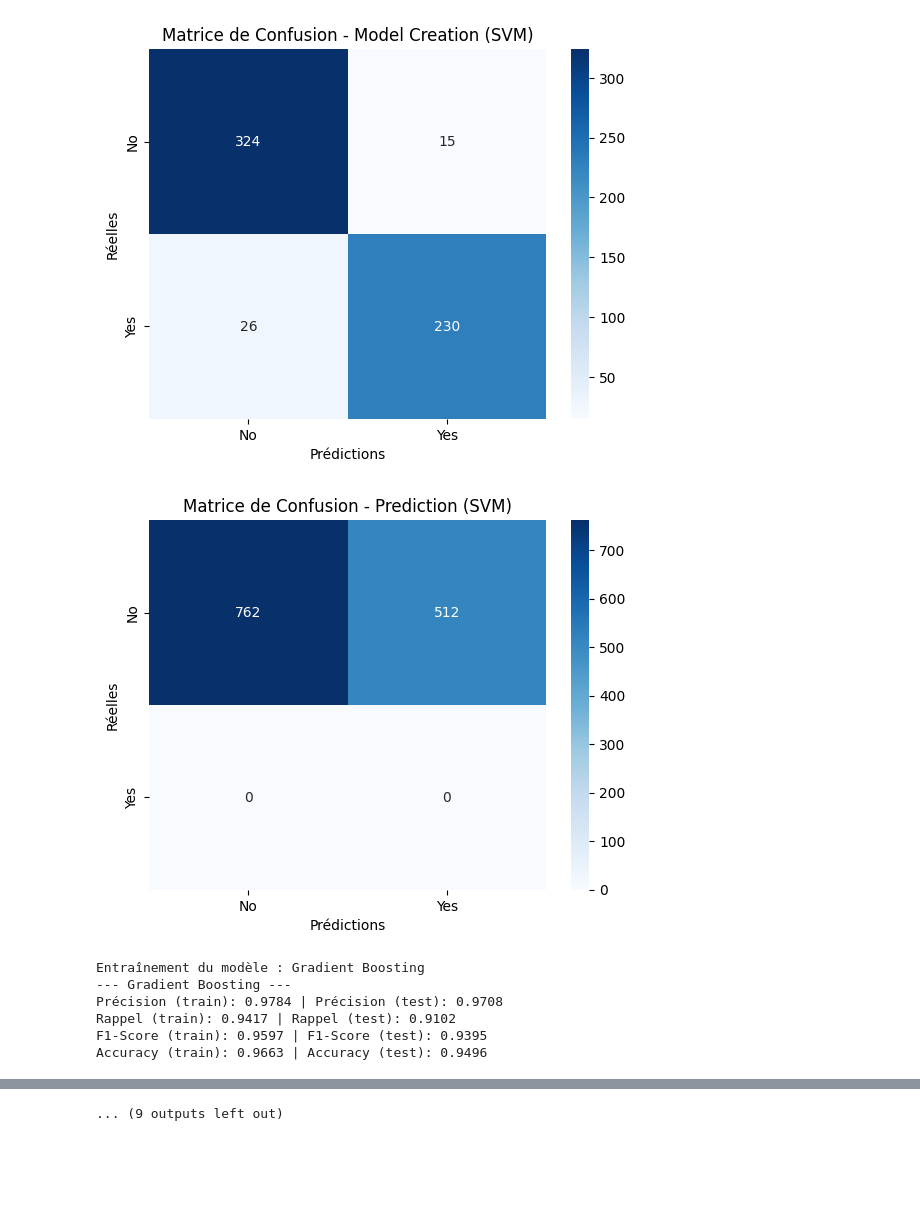
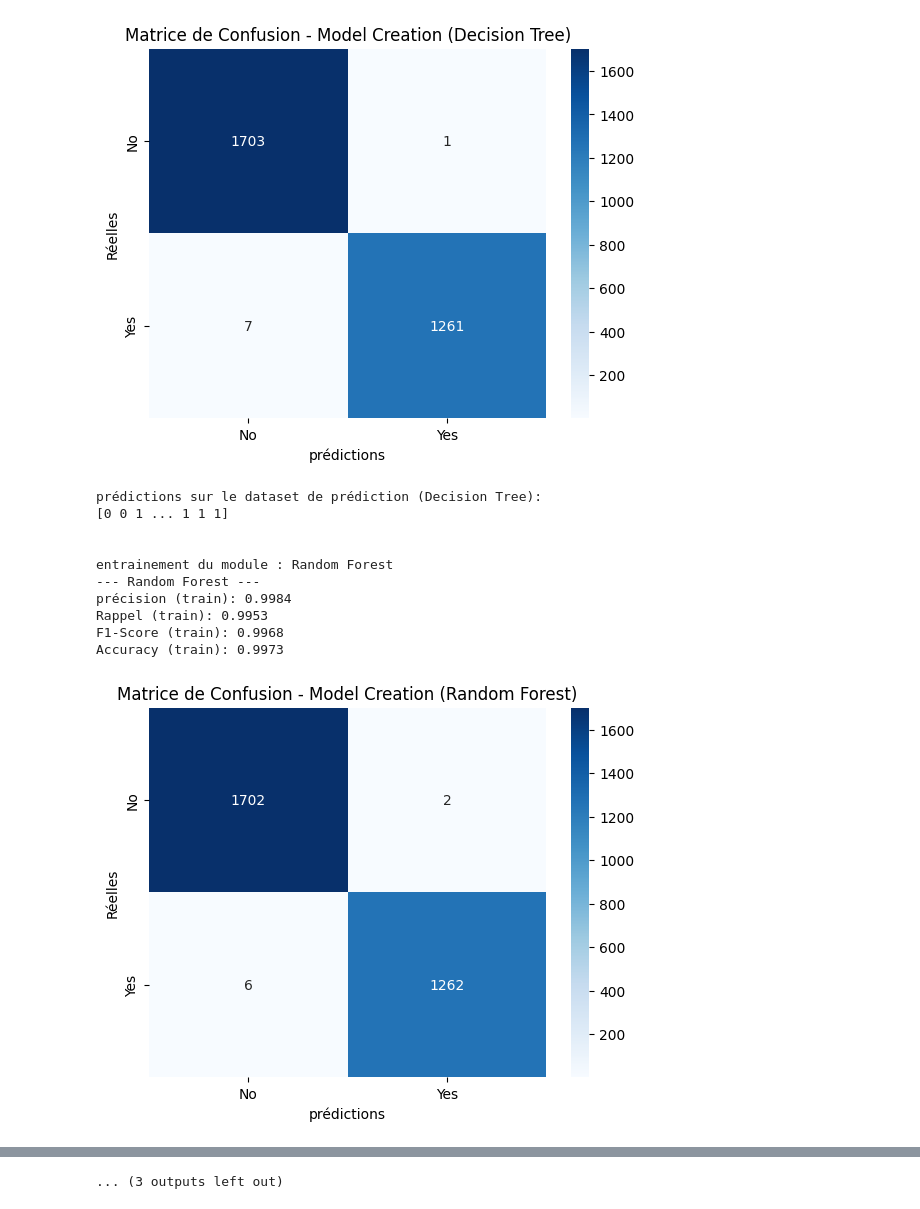
Before and after one commit to Sollaste/M1-EFREI-Introduction-Machine-Learning, a Jupyter notebook: TP3 - AntiSpam/TP3.ipynb, the cells around one changed output, grey strips where cells are left out. Cells and saved outputs as stored; diff of their text form; code cells hidden in the pictures; blank space fills up the shorter version.

Commit message:
Using train dataset & creation model accuretly

```diff
--- a/TP3 - AntiSpam/TP3.ipynb
+++ b/TP3 - AntiSpam/TP3.ipynb
@@ -16,24 +15,20 @@ import xgboost as xgb
 df_train = pd.read_csv("Datasets/Spam detection - For model creation.csv", sep=";")
 
 # Préparation des données pour le premier dataset
-X_train_full = df_train.drop('GOAL-Spam', axis=1)  # Caractéristiques
-y_train_full = df_train['GOAL-Spam']  # Cible (Yes ou No)
+X_train = df_train.drop('GOAL-Spam', axis=1)  # Caractéristiques
+y_train = df_train['GOAL-Spam']  # Cible (Yes ou No)
 
 # Conversion des étiquettes en format numérique
-y_train_full = y_train_full.map({'No': 0, 'Yes': 1})
+y_train = y_train.map({'No': 0, 'Yes': 1})
 
 # Charge le second dataset (pour prédiction)
 df_pred = pd.read_csv("Datasets/Spam detection - For prediction.csv", sep=",")
 
-X_pred = df_pred[X_train_full.columns]  # Caractéristiques du dataset de prédiction
+X_pred = df_pred[X_train.columns]  # Caractéristiques du dataset de prédiction
 # %%
-# Séparation des données en ensembles d'entraînement et de test
-X_train, X_test, y_train, y_test = train_test_split(X_train_full, y_train_full, test_size=0.2, random_state=42)
-
 # Normalisation des données
 scaler = StandardScaler()
 X_train_scaled = scaler.fit_transform(X_train)
-X_test_scaled = scaler.transform(X_test)
 X_pred_scaled = scaler.transform(X_pred)  # Normalisation du dataset de prédiction
 
 # Liste des modèles à tester
@@ -49,50 +44,38 @@ models = {
 # %%
 # Construction et évaluation des modèles
 for model_name, model in models.items():
-    print(f"Entraînement du modèle : {model_name}")
+    print(f"entrainement du module : {model_name}")
 
-    # Entrainement du modèle
+    # Entrainement du modle
     model.fit(X_train_scaled, y_train)
 
-    # Prédictions sur les données d'entrainement, de test et de prédiction
+    # prédictions sur les données d'entrainement et de prédiction
     y_train_pred = model.predict(X_train_scaled)
-    y_test_pred = model.predict(X_test_scaled)
-    y_pred_pred = model.predict(X_pred_scaled)  # Prédictions sur le second dataset
+    y_pred_pred = model.predict(X_pred_scaled)  # prédictions sur le second dataset
 
-    # Calcul des métriques pour train et test
+    # Calcul des métriques pour l'ensemble d'entrainement
     precision_train = precision_score(y_train, y_train_pred)
     recall_train = recall_score(y_train, y_train_pred)
     f1_train = f1_score(y_train, y_train_pred)
     accuracy_train = accuracy_score(y_train, y_train_pred)
 
-    precision_test = precision_score(y_test, y_test_pred)
-    recall_test = recall_score(y_test, y_test_pred)
-    f1_test = f1_score(y_test, y_test_pred)
-    accuracy_test = accuracy_score(y_test, y_test_pred)
-
     # Affichage des résultats
     print(f"--- {model_name} ---")
-    print(f"Précision (train): {precision_train:.4f} | Précision (test): {precision_test:.4f}")
-    print(f"Rappel (train): {recall_train:.4f} | Rappel (test): {recall_test:.4f}")
-    print(f"F1-Score (train): {f1_train:.4f} | F1-Score (test): {f1_test:.4f}")
-    print(f"Accuracy (train): {accuracy_train:.4f} | Accuracy (test): {accuracy_test:.4f}")
+    print(f"précision (train): {precision_train:.4f}")
+    print(f"Rappel (train): {recall_train:.4f}")
+    print(f"F1-Score (train): {f1_train:.4f}")
+    print(f"Accuracy (train): {accuracy_train:.4f}")
 
-    # Matrice de confusion pour les données de test
-    cm = confusion_matrix(y_test, y_test_pred)
-    sns.heatmap(cm, annot=True, fmt="d", cmap="Blues", xticklabels=['No', 'Yes'], yticklabels=['No', 'Yes'])
-    plt.title(f'Matrice de Confusion - Model Creation ({model_name})')
-    plt.xlabel('Prédictions')
+    # Matrice de confusion pour les données d'entrainenement
+    cm_train = confusion_matrix(y_train, y_train_pred)
+    sns.heatmap(cm_train, annot=True, fmt="d", cmap="Blues", xticklabels=['No', 'Yes'], yticklabels=['No', 'Yes'])
+    plt.title(f'Matrice de Confusion - ({model_name})')
+    plt.xlabel('prédictions')
     plt.ylabel('Réelles')
     plt.show()
 
-    # Matrice de confusion pour les données de prédiction
-    unique_classes = sorted(y_train_full.unique())  # Identifier les classes cibles
-    cm_pred = confusion_matrix([0]*len(y_pred_pred), y_pred_pred, labels=unique_classes)
-    sns.heatmap(cm_pred, annot=True, fmt="d", cmap="Blues", xticklabels=['No', 'Yes'], yticklabels=['No', 'Yes'])
-    plt.title(f'Matrice de Confusion - Prediction ({model_name})')
-    plt.xlabel('Prédictions')
-    plt.ylabel('Réelles')
-    plt.show()
-
+    # Affichage des prédictions
+    print(f"prédictions sur le dataset de prédiction ({model_name}):")
+    print(y_pred_pred)
     print("\n")
 # %% [output]
@@ -121,8 +132,12 @@ Accuracy (train): 0.9512 | Accuracy (test): 0.9311
-[figure, old version]
+[figure, new version]
+prédictions sur le dataset de prédiction (Decision Tree):
+[0 0 1 ... 1 1 1]
+
+
+entrainement du module : Random Forest
+--- Random Forest ---
+précision (train): 0.9984
+Rappel (train): 0.9953
+F1-Score (train): 0.9968
+Accuracy (train): 0.9973
-[figure, old version]
+[figure, new version]
-Entraînement du modèle : Gradient Boosting
---- Gradient Boosting ---
-Précision (train): 0.9784 | Précision (test): 0.9708
-Rappel (train): 0.9417 | Rappel (test): 0.9102
-F1-Score (train): 0.9597 | F1-Score (test): 0.9395
-Accuracy (train): 0.9663 | Accuracy (test): 0.9496
@@ -131 +144 @@ Accuracy (train): 0.9663 | Accuracy (test): 0.9496
-... (9 outputs left out)
+... (3 outputs left out)
```
Also changed, not shown: parts of 2 cells of this notebook.
